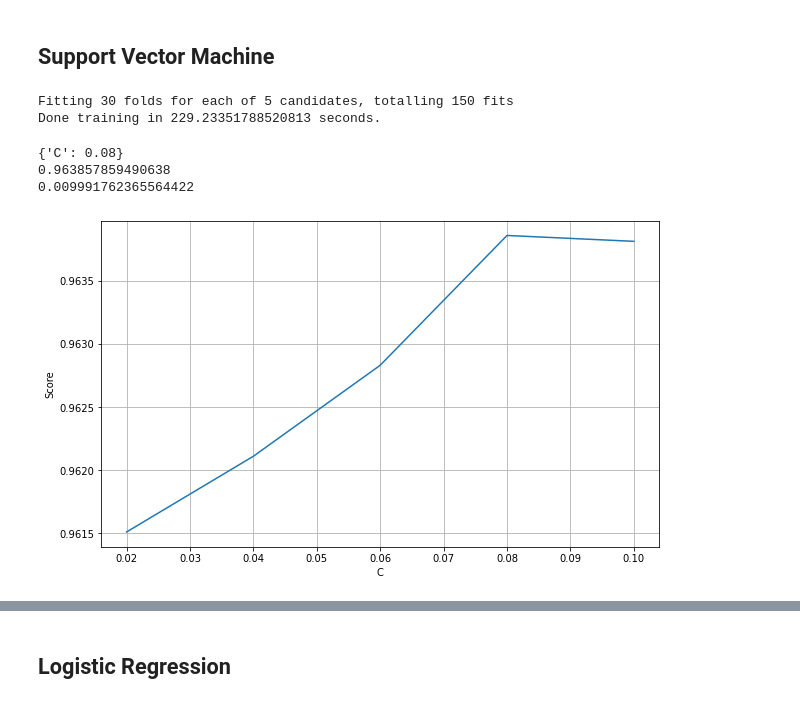
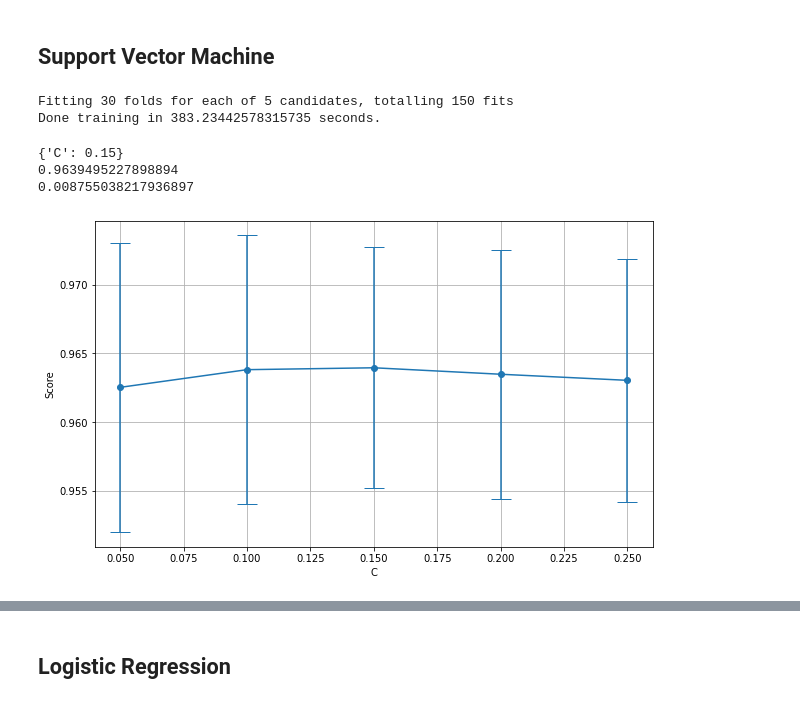
Before and after one commit to bachhvu/Amazon-NLP, a Jupyter notebook: Model Development.ipynb, the cells around one changed output, grey strips where cells are left out. Drawn from its saved outputs; the diff is of its cells as text; code cells hidden in the pictures.

```diff
--- a/Model Development.ipynb
+++ b/Model Development.ipynb
@@ -352,7 +354,7 @@ print(classification_report(y_test.astype(str), base_preds.astype(str)))
 # %%
 classifier = LinearSVC(class_weight='balanced', random_state=0)
 # %%
-alpha_list = np.linspace(0.02,0.1,5)
+alpha_list = np.linspace(0.05,0.25,5)
 alpha_list = np.around(alpha_list, decimals=4)
 kf = StratifiedKFold(n_splits=30, shuffle=False)
 params = {'C': alpha_list}
@@ -364,31 +366,30 @@ train_time = time.time() - start_time
 print('Done training in', train_time, 'seconds.')
 # %% [output]
 Fitting 30 folds for each of 5 candidates, totalling 150 fits
-Done training in 229.23351788520813 seconds.
+Done training in 383.23442578315735 seconds.
 # %%
 results = pd.DataFrame()
 # collect parameter list
 results['alpha'] = SVCClassifier.cv_results_['param_C'].data
 # collect test scores
 results['score'] = SVCClassifier.cv_results_['mean_test_score'].data
 #collect standard deviations
-results['score'] = NBClassifier.cv_results_['std_test_score'].data
+results['std'] = SVCClassifier.cv_results_['std_test_score'].data
 
 plt.rcParams['figure.figsize'] = (10, 6)
-plt.plot(results['alpha'], results['score'])
-plt.errorbar(results['alpha'], results['score'], yerr=results['std'], fcapsize=10)
+plt.errorbar(results['alpha'], results['score'], yerr = results['std'], marker='o', capsize=10)
 plt.xlabel('C')
 plt.ylabel('Score')
 plt.grid()
 
 print(SVCClassifier.best_params_)
 print(SVCClassifier.best_score_)
 print(SVCClassifier.cv_results_['std_test_score'][SVCClassifier.best_index_])
 # %% [output]
-{'C': 0.08}
-0.963857859490638
-0.009991762365564422
+{'C': 0.15}
+0.9639495227898894
+0.008755038217936897
-[figure, old version]
+[figure, new version]
 # %%
 SVCClassifier = classifier.fit(x_train, y_train)
 # %%
```
Also changed, not shown: parts of 11 cells of this notebook.
